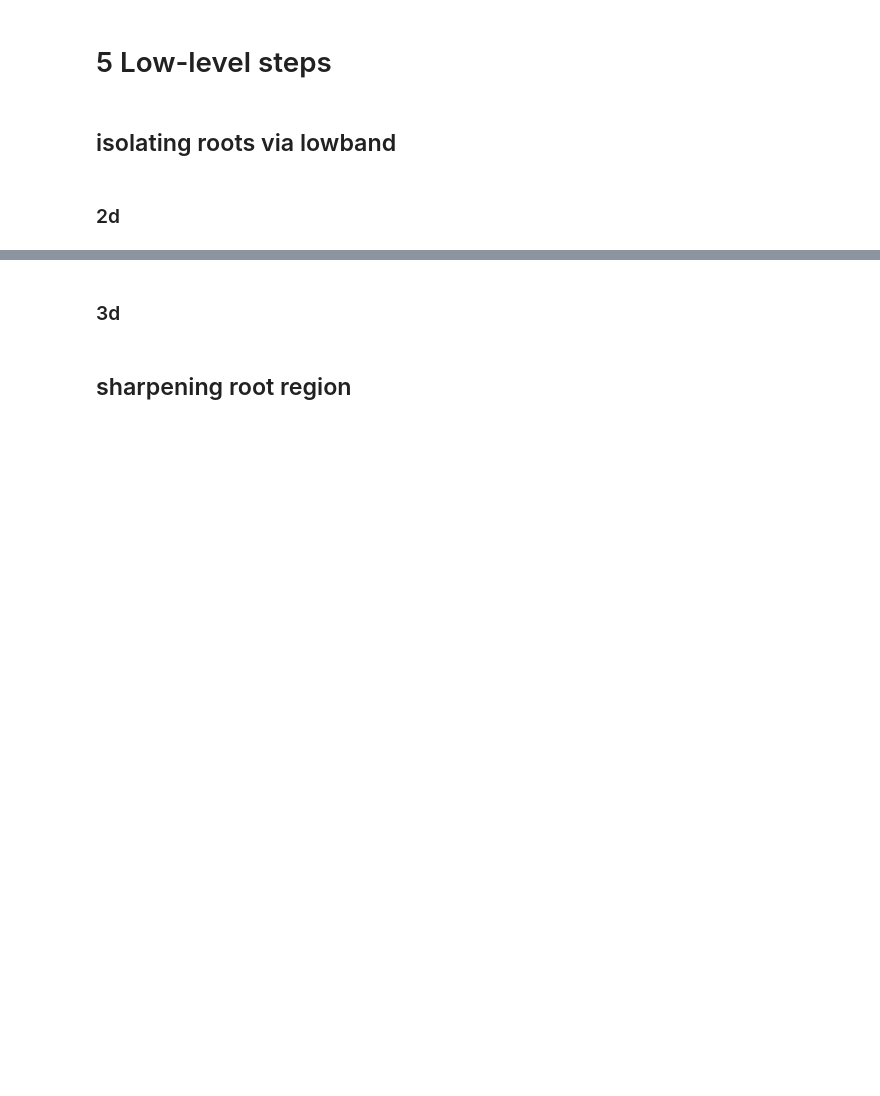
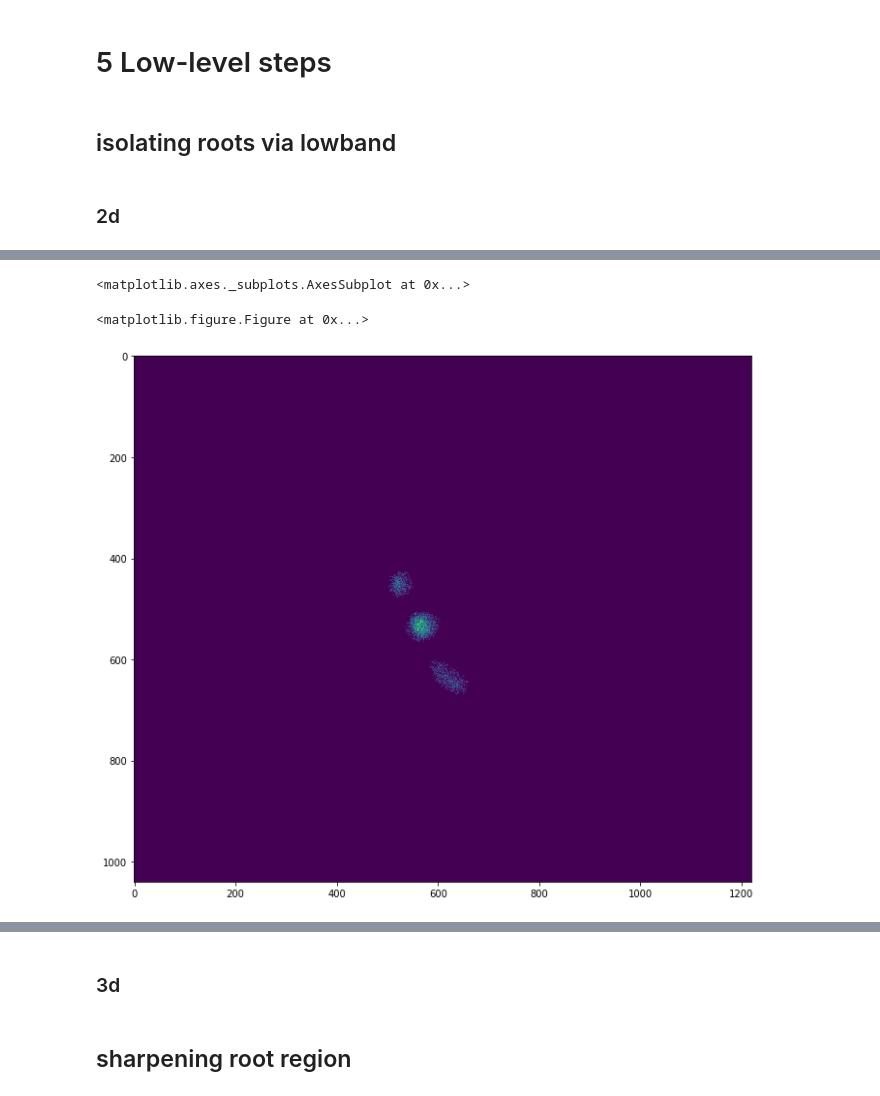
Before and after one commit to GiovanniSena/LSFM-CYCB_analysis, a Jupyter notebook: sample.ipynb, the cells around one changed output, grey strips where cells are left out. Drawn from its saved outputs; the diff is of its cells as text; code cells hidden in the pictures; blank space fills up the shorter version.

```diff
--- a/sample.ipynb
+++ b/sample.ipynb
@@ -71,0 +73,6 @@ lightroot.io.plotimg(stack)
+# %%
+lightroot.io.plotimg(g2)
+# %% [output]
+<matplotlib.axes._subplots.AxesSubplot at 0x...>
+<matplotlib.figure.Figure at 0x...>
+[figure, added]
```
Also changed, not shown: parts of 7 cells of this notebook, 1 other file.
